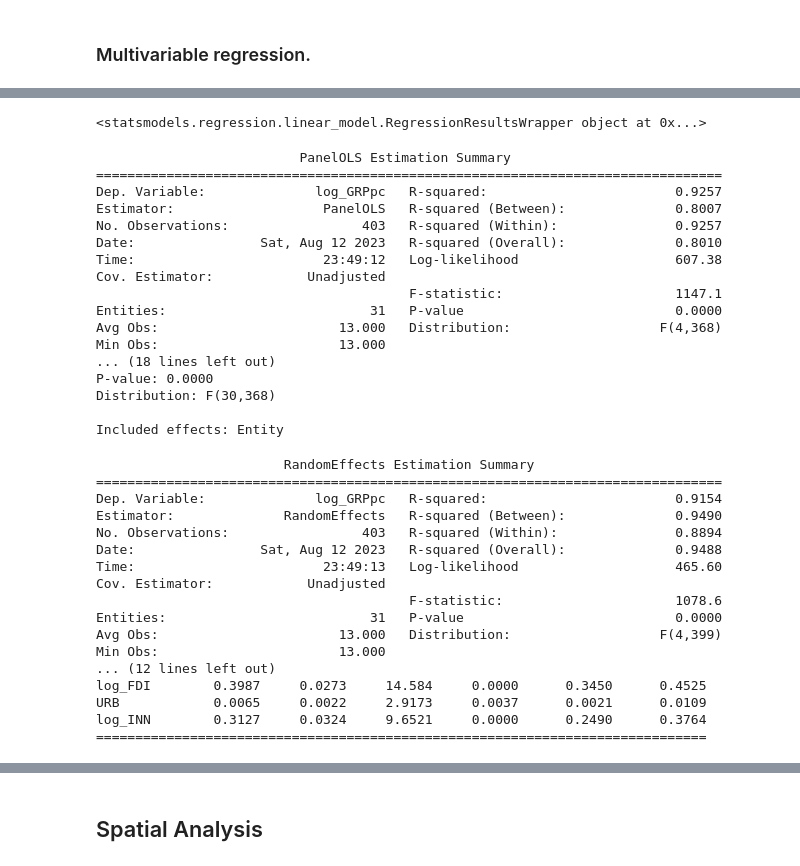
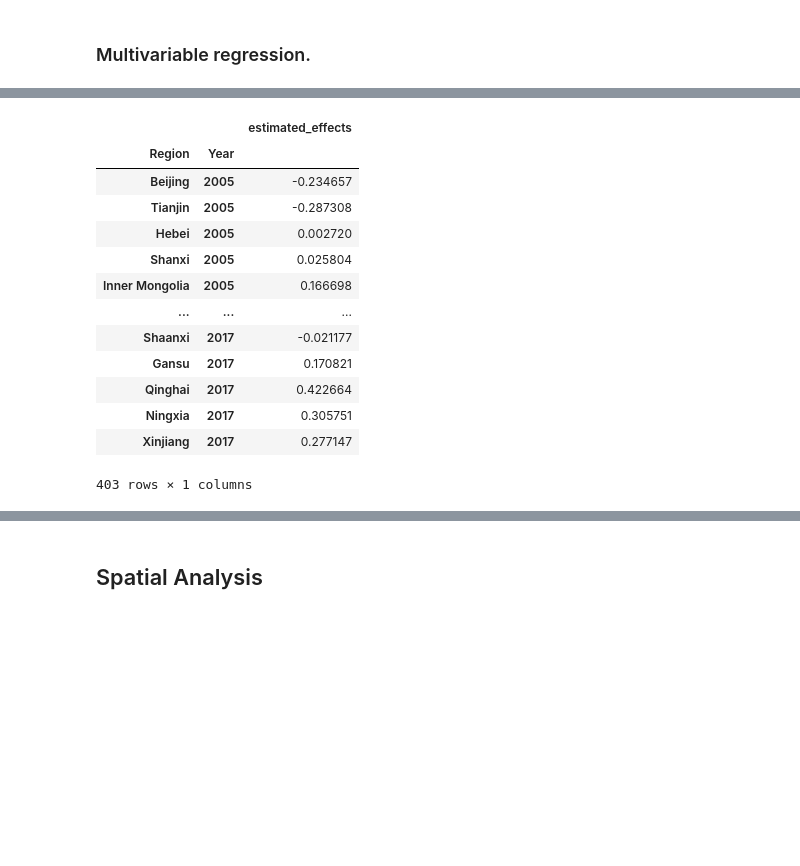
Before and after one commit to KaylaBai/Dissertation, a Jupyter notebook: Dissertation.ipynb, the cells around one changed output, grey strips where cells are left out. Saved outputs shown, nothing was run; the diff lists cells and outputs as text; code cells hidden in the pictures; blank space fills up the shorter version.

```diff
--- a/Dissertation.ipynb
+++ b/Dissertation.ipynb
@@ -523,10 +492,14 @@ df = df.merge(GRPpc_0517_long, how="left", on=['Region', 'Year'])
 df = df.merge(FDI_0517_long, how="left", on=['Region', 'Year'])
 df = df.merge(urb_0517_long, how="left", on=['Region', 'Year'])
 df = df.merge(pat_0517_long, how="left", on=['Region', 'Year'])
-df = df.merge(provinces, how="left",left_on="Region",right_on="NAME").drop(["NAME"],axis=1)
+df = df.merge(bd, how="left",left_on="Region",right_on="NAME").drop(["NAME"],axis=1)
 gdf = gpd.GeoDataFrame(df, geometry="geometry")
+year = gdf["Year"]
+region = gdf["Region"]
 gdf['Year'] = pd.to_numeric(gdf['Year'])
 gdf.set_index(['Region', 'Year'], inplace=True)
+gdf['Region'] = region
+gdf['Year'] = year
 gdf.info()
 # %% [output]
 <class 'geopandas.geodataframe.GeoDataFrame'>
@@ -940,44 +953,19 @@ re_model = RandomEffects(endog_re, exog_re).fit()
-# %%
-print(pooled_model)
-# %% [output]
-<statsmodels.regression.linear_model.RegressionResultsWrapper object at 0x...>
-# %%
-print(fe_model)
-# %% [output]
-                          PanelOLS Estimation Summary
-================================================================================
-Dep. Variable:              log_GRPpc   R-squared:                        0.9257
-Estimator:                   PanelOLS   R-squared (Between):              0.8007
-No. Observations:                 403   R-squared (Within):               0.9257
-Date:                Sat, Aug 12 2023   R-squared (Overall):              0.8010
-Time:                        23:49:12   Log-likelihood                    607.38
-Cov. Estimator:            Unadjusted
-                                        F-statistic:                      1147.1
-Entities:                          31   P-value                           0.0000
-Avg Obs:                       13.000   Distribution:                   F(4,368)
-Min Obs:                       13.000
-... (18 lines left out)
-P-value: 0.0000
-Distribution: F(30,368)
-
-Included effects: Entity
-# %%
-print(re_model)
-# %% [output]
-                        RandomEffects Estimation Summary
-================================================================================
-Dep. Variable:              log_GRPpc   R-squared:                        0.9154
-Estimator:              RandomEffects   R-squared (Between):              0.9490
-No. Observations:                 403   R-squared (Within):               0.8894
-Date:                Sat, Aug 12 2023   R-squared (Overall):              0.9488
-Time:                        23:49:13   Log-likelihood                    465.60
-Cov. Estimator:            Unadjusted
-                                        F-statistic:                      1078.6
-Entities:                          31   P-value                           0.0000
-Avg Obs:                       13.000   Distribution:                   F(4,399)
-Min Obs:                       13.000
-... (12 lines left out)
-log_FDI        0.3987     0.0273     14.584     0.0000      0.3450      0.4525
-URB            0.0065     0.0022     2.9173     0.0037      0.0021      0.0109
-log_INN        0.3127     0.0324     9.6521     0.0000      0.2490      0.3764
-==============================================================================
+# %%
+# Assuming `fe_effects` stores your estimated effects:
+fe_effects = fe_model.estimated_effects
+fe_effects
+# %% [output]
+|  |  | estimated_effects |
+| Region | Year |  |
+| Beijing | 2005 | -0.234657 |
+| Tianjin | 2005 | -0.287308 |
+| Hebei | 2005 | 0.002720 |
+| Shanxi | 2005 | 0.025804 |
+| Inner Mongolia | 2005 | 0.166698 |
+| ... | ... | ... |
+| Shaanxi | 2017 | -0.021177 |
+| Gansu | 2017 | 0.170821 |
+| Qinghai | 2017 | 0.422664 |
+| Ningxia | 2017 | 0.305751 |
+| Xinjiang | 2017 | 0.277147 |
+403 rows × 1 columns
```
Also changed, not shown: parts of 20 cells of this notebook.
